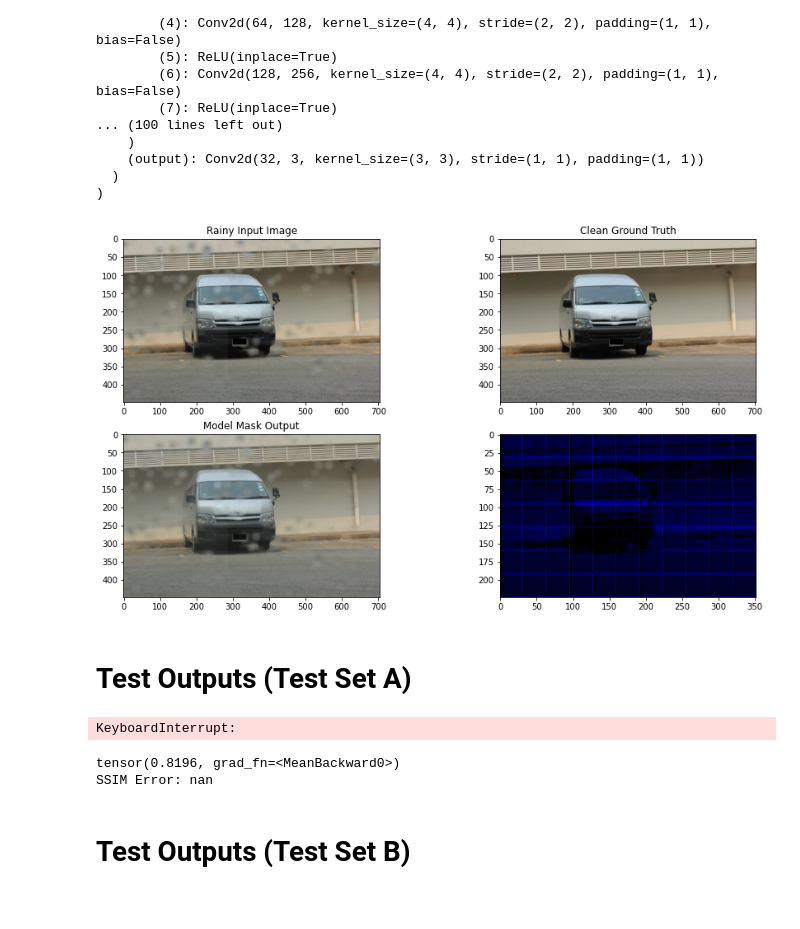
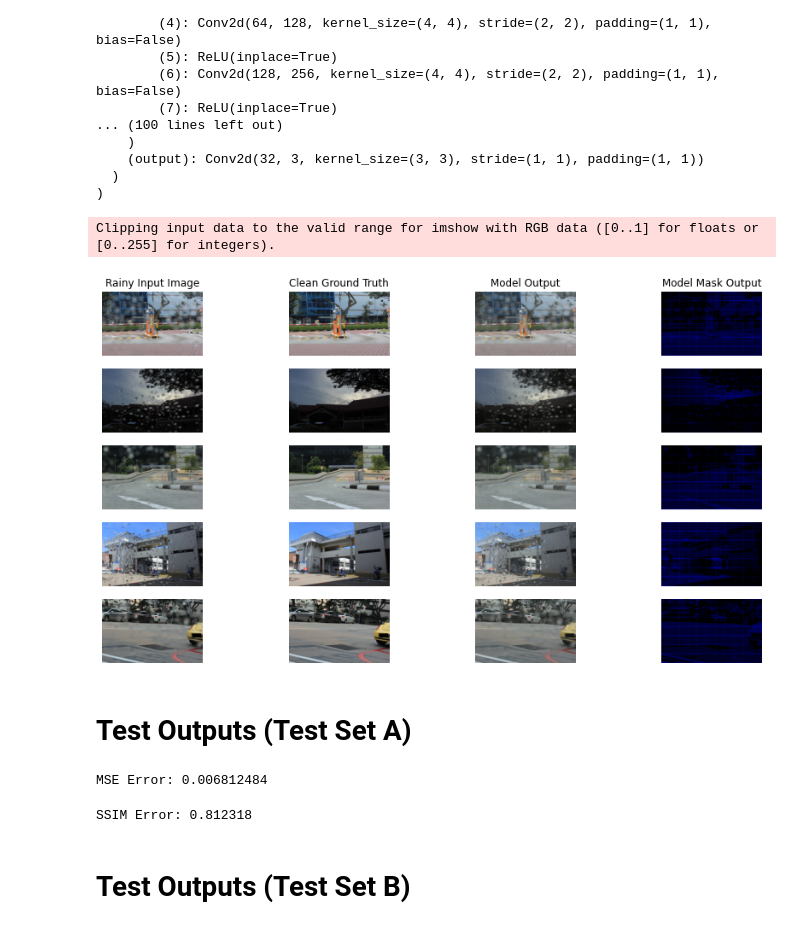
Before and after one commit to reficul31/dedrop, a Jupyter notebook: dedrop_results.ipynb, the cells around one changed output. Drawn from its saved outputs; the diff is of its cells as text; code cells hidden in the pictures.

```diff
--- a/dedrop_results.ipynb
+++ b/dedrop_results.ipynb
@@ -96,27 +96,34 @@ def stitch_patches(patches):
         stitched[:, i*patch_size:(i+1)*patch_size, j*patch_size:(j+1)*patch_size] = torch.select(patches, 0, index)
     return stitched
 # %%
-(rain, clean) = next(iter(dataloader))
-rain = rain.to(device)
-clean = clean.to(device)
-patches = get_patches(rain)
-output, _, mask = model(patches)
+images = 5
+fig, ax = plt.subplots(images, 4, figsize=(15, 8))
+ax[0][0].set_title("Rainy Input Image")
+ax[0][1].set_title("Clean Ground Truth")
+ax[0][2].set_title("Model Output")
+ax[0][3].set_title("Model Mask Output")
 
-output_stitched = stitch_patches(output)
-mask_stitched = stitch_patches(mask)
+for i in range(images):
+    (rain, clean) = next(iter(dataloader))
+    rain = rain.to(device)
+    clean = clean.to(device)
+    patches = get_patches(rain)
+    output, _, mask = model(patches)
 
-fig, ax = plt.subplots(2, 2, figsize=(15, 8))
-ax[0][0].set_title("Rainy Input Image")
-ax[0][0].imshow(rain[0].permute(1, 2, 0))
-ax[0][1].set_title("Clean Ground Truth")
-ax[0][1].imshow(clean[0].permute(1, 2, 0))
-ax[1][0].set_title("Model Output")
-ax[1][0].imshow(output_stitched.detach().cpu().permute(1, 2, 0))
-ax[1][0].set_title("Model Mask Output")
-ax[1][1].imshow(mask_stitched.detach().cpu().permute(1, 2, 0))
+    output_stitched = stitch_patches(output)
+    mask_stitched = stitch_patches(mask)
+    ax[i][0].imshow(rain[0].detach().cpu().permute(1, 2, 0))
+    ax[i][0].axis('off')
+    ax[i][1].imshow(clean[0].detach().cpu().permute(1, 2, 0))
+    ax[i][1].axis('off')
+    ax[i][2].imshow(output_stitched.detach().cpu().permute(1, 2, 0))
+    ax[i][2].axis('off')
+    ax[i][3].imshow(mask_stitched.detach().cpu().permute(1, 2, 0))
+    ax[i][3].axis('off')
 plt.show()
 # %% [output]
+Clipping input data to the valid range for imshow with RGB data ([0..1] for floats or [0..255] for integers).
-[figure, old version]
+[figure, new version]
 # %% [markdown]
 # Test Outputs (Test Set A)
 # %%
@@ -140,12 +147,12 @@ for (rain, clean) in dataloader:
 
     clean = clean.squeeze()
     assert output_stitched.size() == clean.size()
-    mse_error = mse_loss(output_stitched, clean)
+    mse_error = mse_loss(output_stitched.detach().cpu(), clean.detach().cpu())
     errors.append(mse_error)
 
 print("MSE Error:", np.mean(errors))
 # %% [output]
-KeyboardInterrupt:
+MSE Error: 0.006812484
 # %%
 import numpy as np
 from ssim import SSIM
@@ -162,13 +169,12 @@ for (rain, clean) in dataloader:
 
     output_stitched = output_stitched.unsqueeze(0)
     assert output_stitched.size() == clean.size()
-    ssim_error = ssim(output_stitched, clean)
+    ssim_error = ssim(output_stitched.detach().cpu(), clean.detach().cpu())
     errors.append(ssim_error)
 
 print("SSIM Error:", np.mean(errors))
 # %% [output]
-tensor(0.8196, grad_fn=<MeanBackward0>)
-SSIM Error: nan
+SSIM Error: 0.812318
 # %% [markdown]
 # Test Outputs (Test Set B)
 # %%
```
Also changed, not shown: parts of 4 cells of this notebook.
